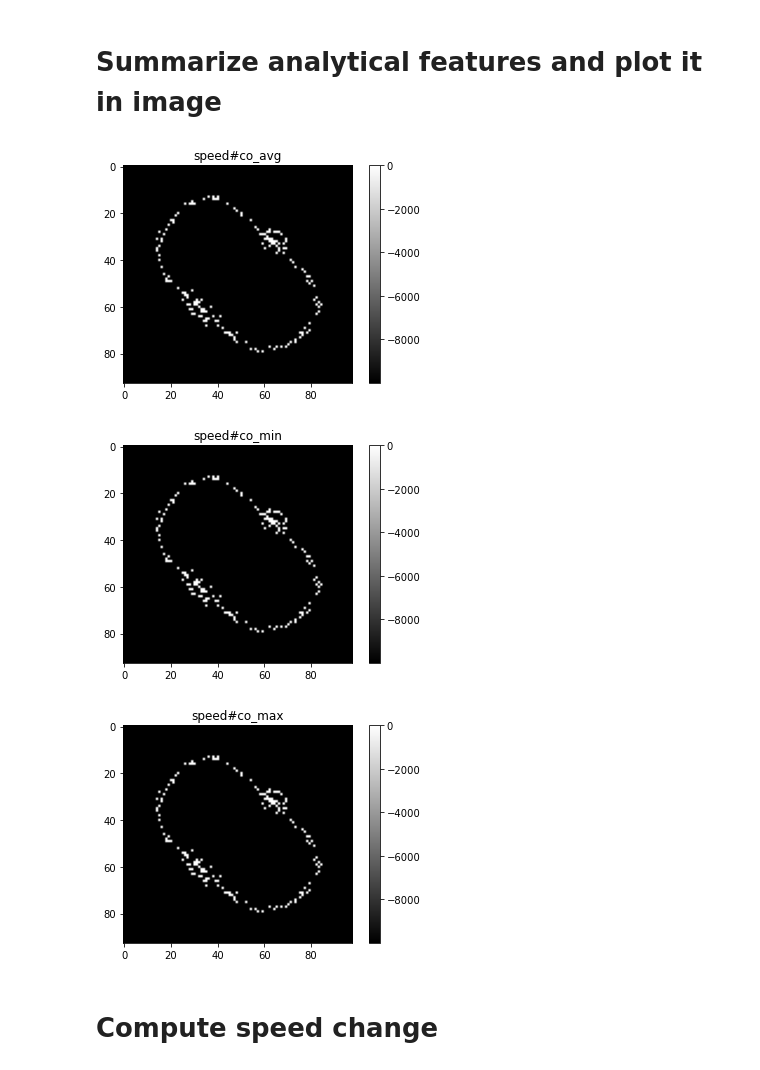
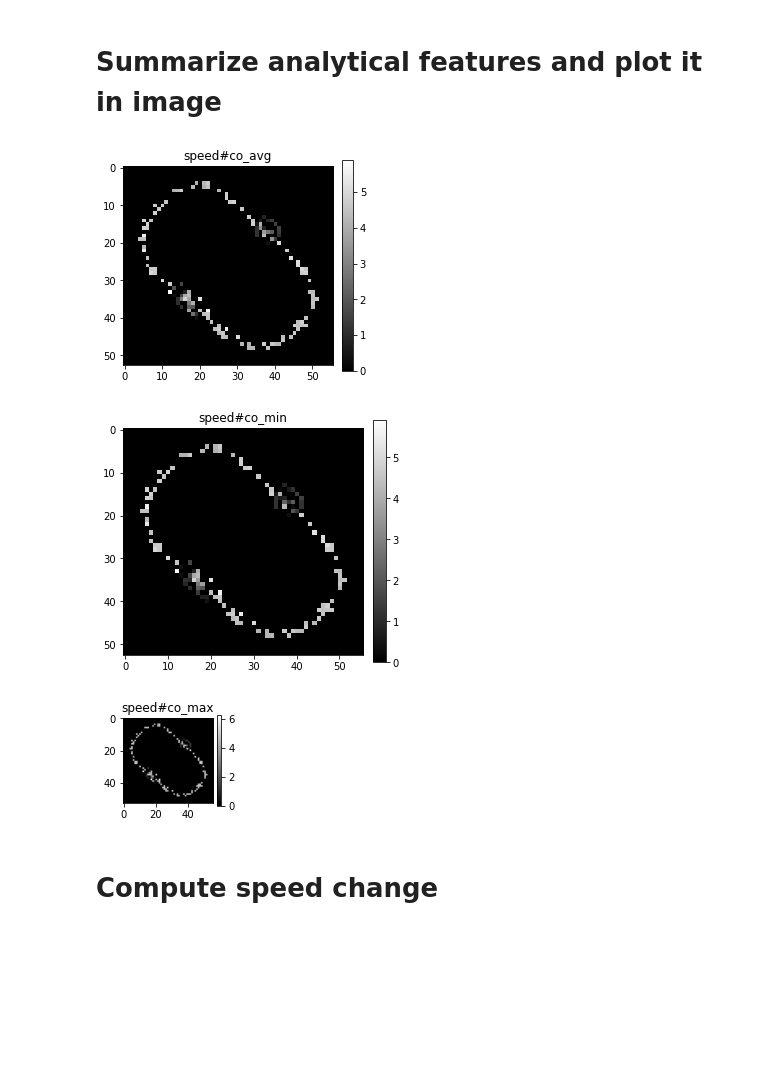
Before and after one commit to umrlastig/tracklib, a Jupyter notebook: doc/source/notebook/Quickstart.ipynb, the cells around one changed output. Cells and saved outputs as stored; diff of their text form; code cells hidden in the pictures; blank space fills up the shorter version.

```diff
--- a/doc/source/notebook/Quickstart.ipynb
+++ b/doc/source/notebook/Quickstart.ipynb
@@ -48,6 +48,7 @@ Warning: no reference point (base) provided for local projection to ENU coordina
 # %%
 trace.estimate_speed()
 print ('')
+track = trace.copy()
 # %% [markdown]
 # Display different plot of speed observations
 # %%
@@ -67,23 +68,30 @@ plot.plot('POINT', 'speed')
 # %%
 from tracklib.core.TrackCollection import TrackCollection
 from tracklib.core.Grid import Grid
 from tracklib.algo import (Summarising, Analytics)
 
-collection = TrackCollection([trace])
+collection = TrackCollection([track])
 
 af_algos = [Analytics.speed, Analytics.speed, Analytics.speed]
 cell_operators = [Summarising.co_avg, Summarising.co_min, Summarising.co_max]
-marge = 0.2
-raster = Summarising.summarize(collection, af_algos, cell_operators, (2,2), marge)
+marge = 0.1
+raster = Summarising.summarize(collection, af_algos, cell_operators, (3,3), marge)
 
 raster.setColor((0, 0, 0), (255, 255, 255))
-raster.plot(Analytics.speed, Summarising.co_avg)
-raster.plot(Analytics.speed, Summarising.co_min)
-raster.plot(Analytics.speed, Summarising.co_max)
+
+plt.figure(figsize = (14,7))
+plt.subplot(1, 3, 1)
+raster.plot(Analytics.speed, Summarising.co_avg, no_data_values = 0)
+
+plt.figure(figsize = (16,7))
+plt.subplot(1, 3, 2)
+raster.plot(Analytics.speed, Summarising.co_min, no_data_values = 0)
+plt.subplot(1, 3, 3)
+raster.plot(Analytics.speed, Summarising.co_max, no_data_values = 0)
 # %% [output]
-[figure, old version]
+[figure, new version]
-[figure, old version]
+[figure, new version]
-[figure, old version]
+[figure, new version]
 # %% [markdown]
 # Compute speed change
 # %%
```
